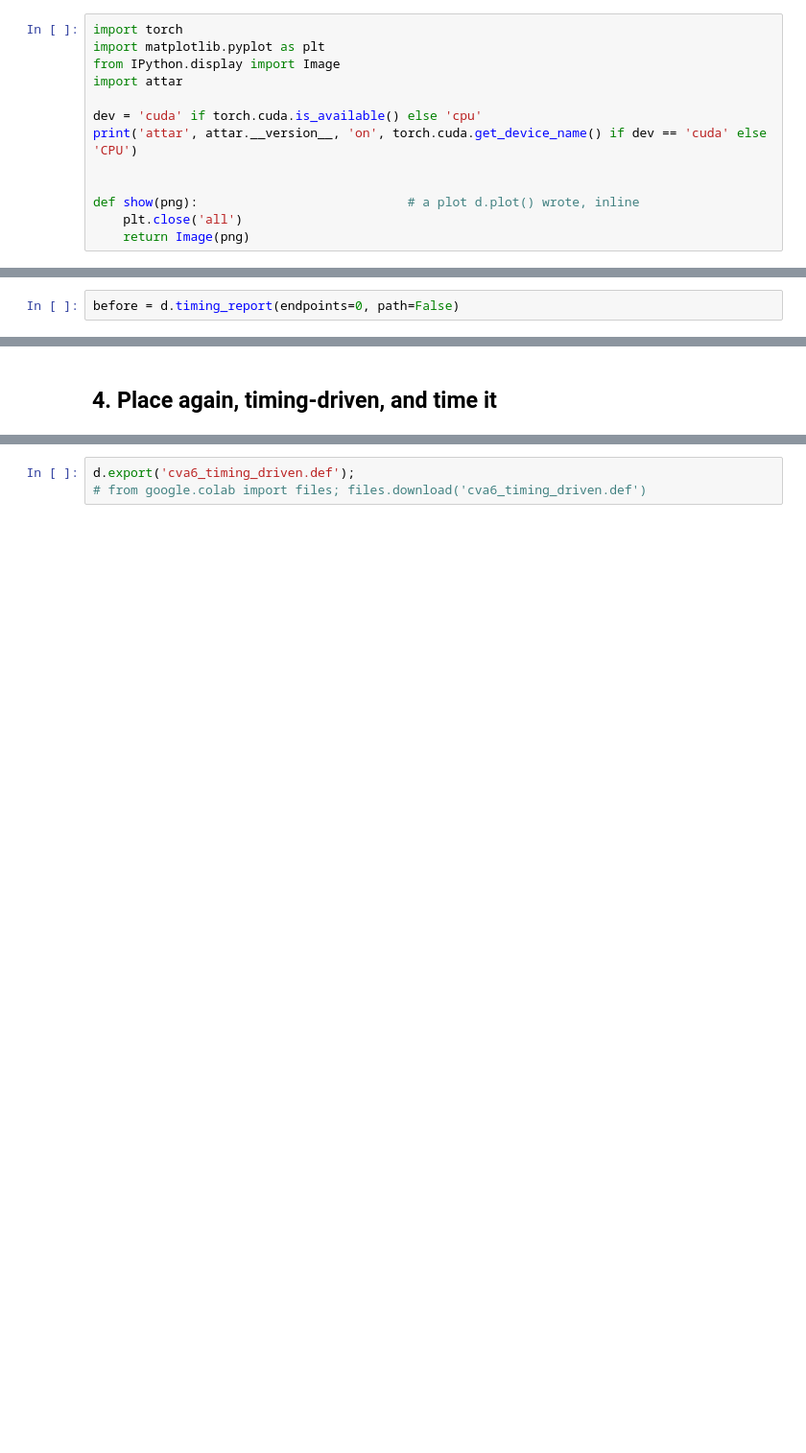
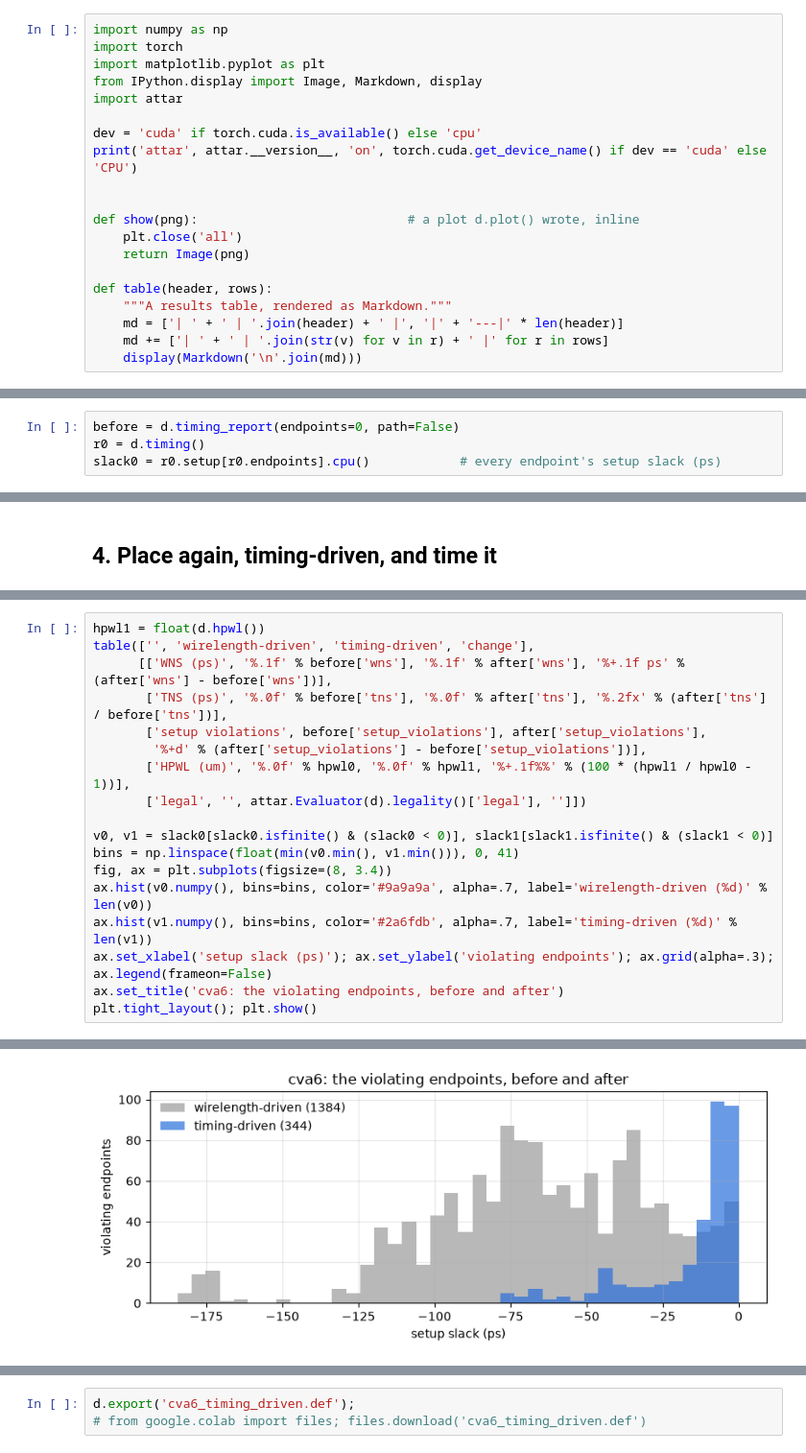
Before and after one commit to RayChang987/Attar, a Jupyter notebook: examples/colab/timing_driven_colab.ipynb, the cells around one changed output, grey strips where cells are left out. Shown at 96% size. Drawn from its saved outputs; the diff is of its cells as text; blank space fills up the shorter version.

```diff
--- a/examples/colab/timing_driven_colab.ipynb
+++ b/examples/colab/timing_driven_colab.ipynb
@@ -15,7 +17,8 @@ placement does, place again, time it again.
 # %%
+import numpy as np
 import torch
 import matplotlib.pyplot as plt
-from IPython.display import Image
+from IPython.display import Image, Markdown, display
 import attar
 
 dev = 'cuda' if torch.cuda.is_available() else 'cpu'
@@ -25,3 +28,9 @@ print('attar', attar.__version__, 'on', torch.cuda.get_device_name() if dev == '
 def show(png):                            # a plot d.plot() wrote, inline
     plt.close('all')
     return Image(png)
+
+def table(header, rows):
+    """A results table, rendered as Markdown."""
+    md = ['| ' + ' | '.join(header) + ' |', '|' + '---|' * len(header)]
+    md += ['| ' + ' | '.join(str(v) for v in r) + ' |' for r in rows]
+    display(Markdown('\n'.join(md)))
@@ -46,3 +60,5 @@ The **first timing run in a fresh runtime compiles the GPU timer's Triton kernel
 later run takes about a second.
 # %%
 before = d.timing_report(endpoints=0, path=False)
+r0 = d.timing()
+slack0 = r0.setup[r0.endpoints].cpu()            # every endpoint's setup slack (ps)
@@ -81,0 +111,19 @@ print('legal:', attar.Evaluator(d).legality()['legal'])
+# %%
+hpwl1 = float(d.hpwl())
+table(['', 'wirelength-driven', 'timing-driven', 'change'],
+      [['WNS (ps)', '%.1f' % before['wns'], '%.1f' % after['wns'], '%+.1f ps' % (after['wns'] - before['wns'])],
+       ['TNS (ps)', '%.0f' % before['tns'], '%.0f' % after['tns'], '%.2fx' % (after['tns'] / before['tns'])],
+       ['setup violations', before['setup_violations'], after['setup_violations'],
+        '%+d' % (after['setup_violations'] - before['setup_violations'])],
+       ['HPWL (um)', '%.0f' % hpwl0, '%.0f' % hpwl1, '%+.1f%%' % (100 * (hpwl1 / hpwl0 - 1))],
+       ['legal', '', attar.Evaluator(d).legality()['legal'], '']])
+
+v0, v1 = slack0[slack0.isfinite() & (slack0 < 0)], slack1[slack1.isfinite() & (slack1 < 0)]
+bins = np.linspace(float(min(v0.min(), v1.min())), 0, 41)
+fig, ax = plt.subplots(figsize=(8, 3.4))
+ax.hist(v0.numpy(), bins=bins, color='#9a9a9a', alpha=.7, label='wirelength-driven (%d)' % len(v0))
+ax.hist(v1.numpy(), bins=bins, color='#2a6fdb', alpha=.7, label='timing-driven (%d)' % len(v1))
+ax.set_xlabel('setup slack (ps)'); ax.set_ylabel('violating endpoints'); ax.grid(alpha=.3); ax.legend(frameon=False)
+ax.set_title('cva6: the violating endpoints, before and after')
+plt.tight_layout(); plt.show()
+# %% [output]
@@ -82 +137,2 @@ print('legal:', attar.Evaluator(d).legality()['legal'])
+[figure, added]
 # %% [markdown]
```
Also changed, not shown: parts of 12 cells of this notebook, 4 other files.
